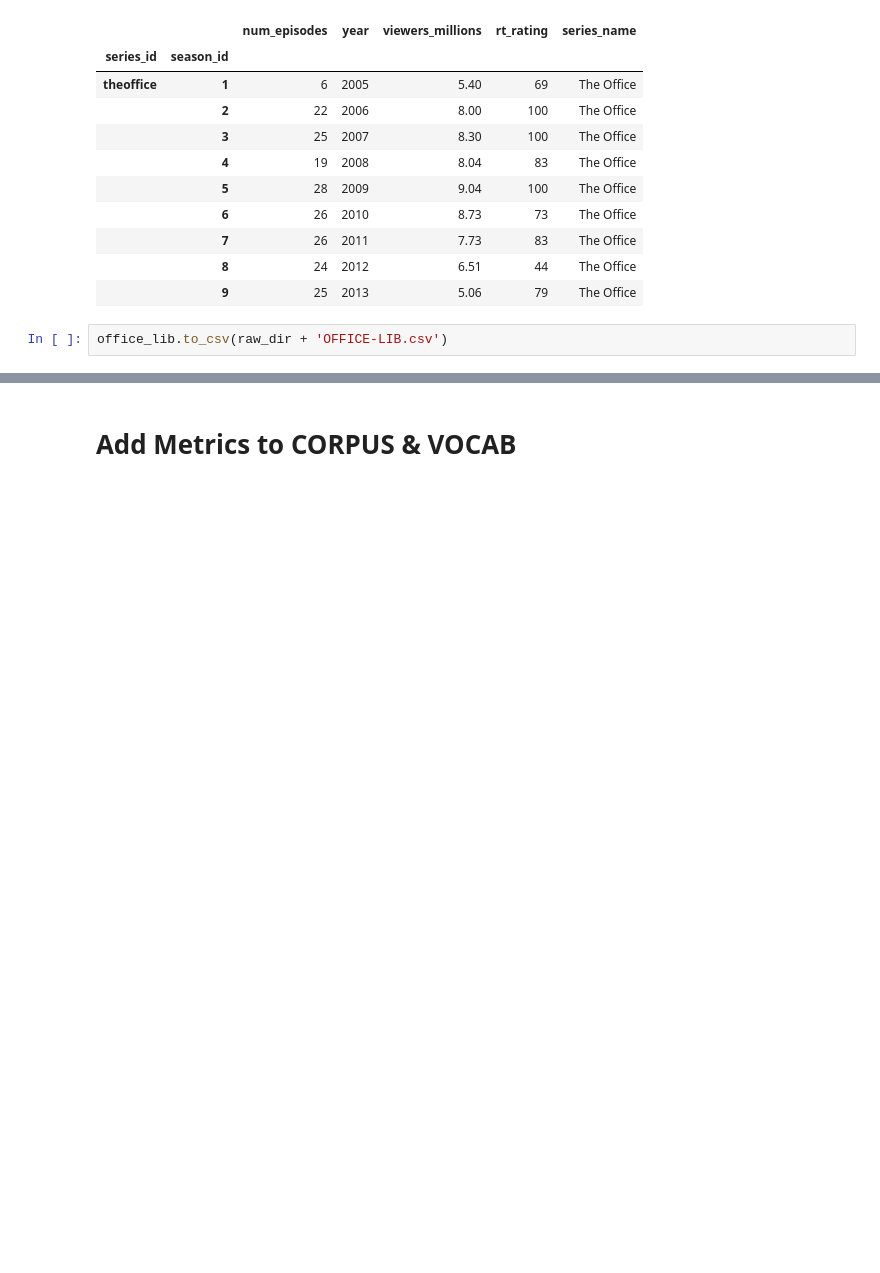
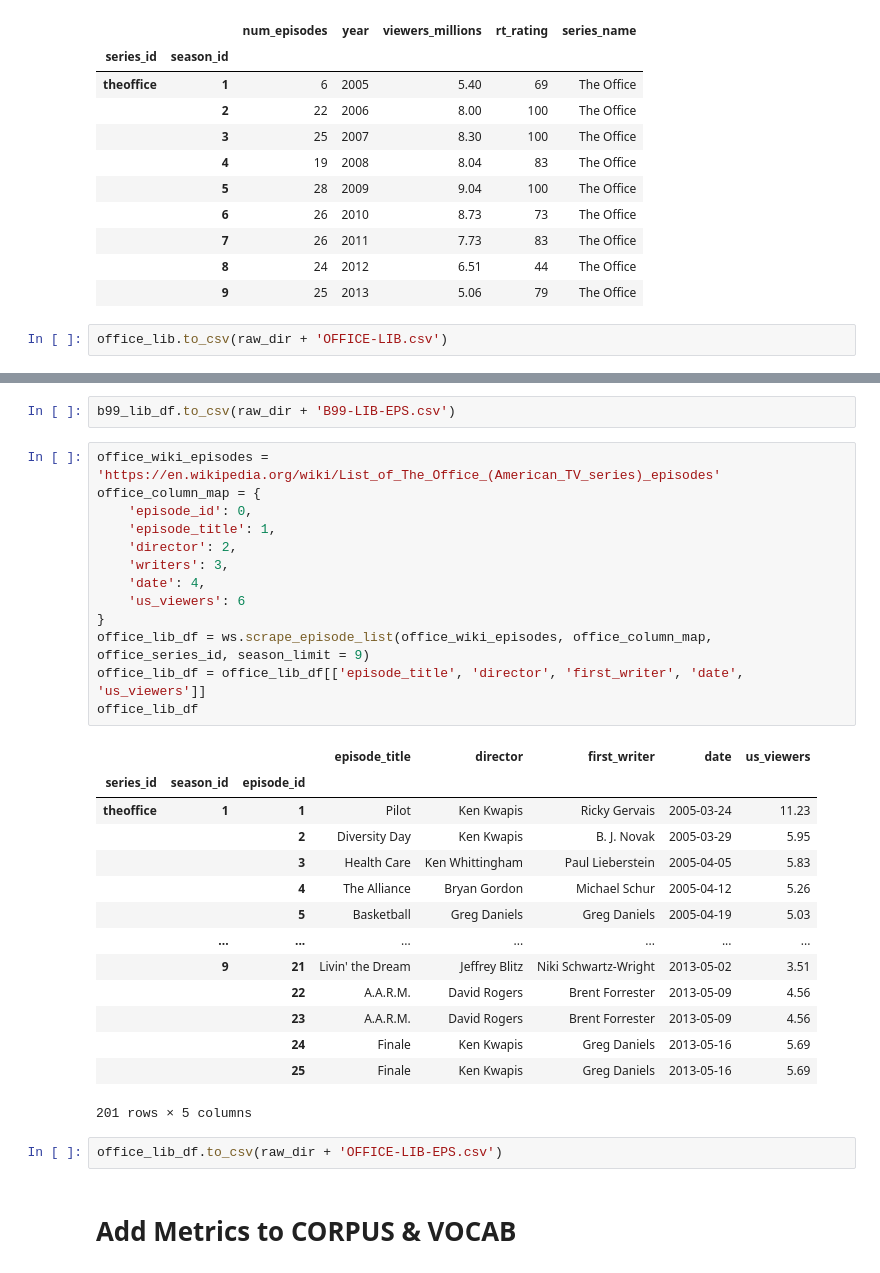
Before and after one commit to erictria/sitcom-text-analysis, a Jupyter notebook: extract_data.ipynb, the cells around one changed output, grey strips where cells are left out. Drawn from its saved outputs; the diff is of its cells as text; blank space fills up the shorter version.

```diff
--- a/extract_data.ipynb
+++ b/extract_data.ipynb
@@ -335,3 +399,35 @@ office_lib.to_csv(raw_dir + 'OFFICE-LIB.csv')
+# %%
+b99_lib_df.to_csv(raw_dir + 'B99-LIB-EPS.csv')
+# %%
+office_wiki_episodes = 'https://en.wikipedia.org/wiki/List_of_The_Office_(American_TV_series)_episodes'
+office_column_map = {
+    'episode_id': 0,
+    'episode_title': 1,
+    'director': 2,
+    'writers': 3,
+    'date': 4,
+    'us_viewers': 6
+}
+office_lib_df = ws.scrape_episode_list(office_wiki_episodes, office_column_map, office_series_id, season_limit = 9)
+office_lib_df = office_lib_df[['episode_title', 'director', 'first_writer', 'date', 'us_viewers']]
+office_lib_df
+# %% [output]
+|  |  |  | episode_title | director | first_writer | date | us_viewers |
+| series_id | season_id | episode_id |  |  |  |  |  |
+| theoffice | 1 | 1 | Pilot | Ken Kwapis | Ricky Gervais | 2005-03-24 | 11.23 |
+|  |  | 2 | Diversity Day | Ken Kwapis | B. J. Novak | 2005-03-29 | 5.95 |
+|  |  | 3 | Health Care | Ken Whittingham | Paul Lieberstein | 2005-04-05 | 5.83 |
+|  |  | 4 | The Alliance | Bryan Gordon | Michael Schur | 2005-04-12 | 5.26 |
+|  |  | 5 | Basketball | Greg Daniels | Greg Daniels | 2005-04-19 | 5.03 |
+|  | ... | ... | ... | ... | ... | ... | ... |
+|  | 9 | 21 | Livin' the Dream | Jeffrey Blitz | Niki Schwartz-Wright | 2013-05-02 | 3.51 |
+|  |  | 22 | A.A.R.M. | David Rogers | Brent Forrester | 2013-05-09 | 4.56 |
+|  |  | 23 | A.A.R.M. | David Rogers | Brent Forrester | 2013-05-09 | 4.56 |
+|  |  | 24 | Finale | Ken Kwapis | Greg Daniels | 2013-05-16 | 5.69 |
+|  |  | 25 | Finale | Ken Kwapis | Greg Daniels | 2013-05-16 | 5.69 |
+201 rows × 5 columns
+# %%
+office_lib_df.to_csv(raw_dir + 'OFFICE-LIB-EPS.csv')
 # %% [markdown]
 # Add Metrics to CORPUS & VOCAB
 # %%
```
Also changed, not shown: parts of 6 cells of this notebook, 3 other files.
